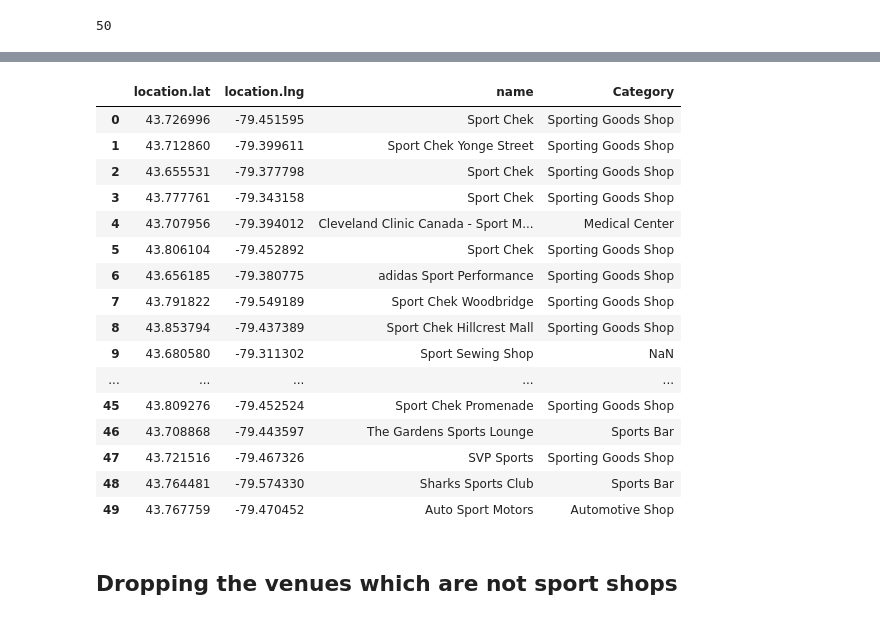
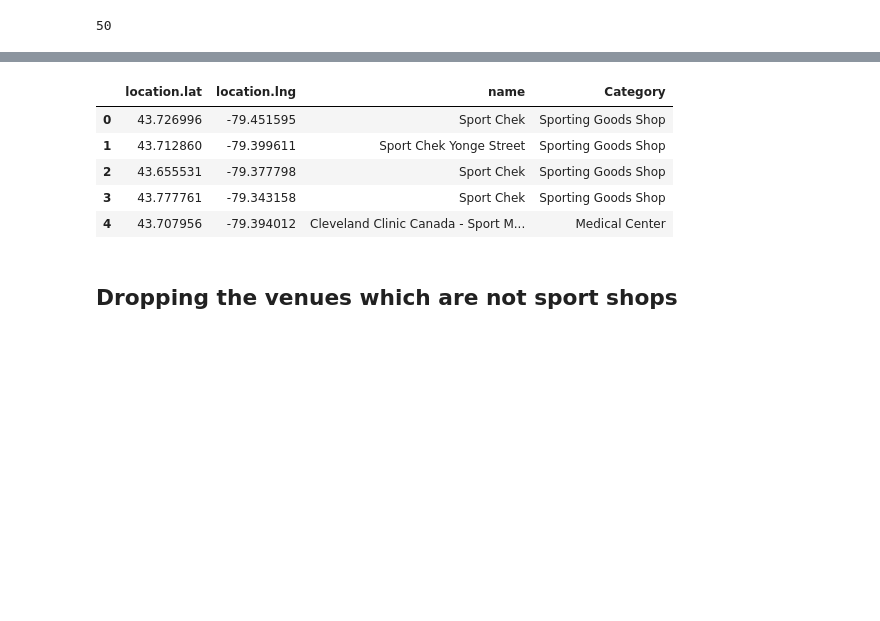
Before and after one commit to pravin2390/Coursera, a Jupyter notebook: Capstone Project.ipynb, the cells around one changed output, grey strips where cells are left out. Drawn from its saved outputs; the diff is of its cells as text; code cells hidden in the pictures; blank space fills up the shorter version.

```diff
--- a/Capstone Project.ipynb
+++ b/Capstone Project.ipynb
@@ -135,24 +107,13 @@ Index(['categories', 'hasPerk', 'id', 'location.address', 'location.cc',
 # %%
 existing_sports=exist_sports[['location.lat', 'location.lng', 'name', 'Category']]
-existing_sports
+existing_sports.head()
 # %% [output]
 |  | location.lat | location.lng | name | Category |
 | 0 | 43.726996 | -79.451595 | Sport Chek | Sporting Goods Shop |
 | 1 | 43.712860 | -79.399611 | Sport Chek Yonge Street | Sporting Goods Shop |
 | 2 | 43.655531 | -79.377798 | Sport Chek | Sporting Goods Shop |
 | 3 | 43.777761 | -79.343158 | Sport Chek | Sporting Goods Shop |
 | 4 | 43.707956 | -79.394012 | Cleveland Clinic Canada - Sport M... | Medical Center |
-| 5 | 43.806104 | -79.452892 | Sport Chek | Sporting Goods Shop |
-| 6 | 43.656185 | -79.380775 | adidas Sport Performance | Sporting Goods Shop |
-| 7 | 43.791822 | -79.549189 | Sport Chek Woodbridge | Sporting Goods Shop |
-| 8 | 43.853794 | -79.437389 | Sport Chek Hillcrest Mall | Sporting Goods Shop |
-| 9 | 43.680580 | -79.311302 | Sport Sewing Shop | NaN |
-| ... | ... | ... | ... | ... |
-| 45 | 43.809276 | -79.452524 | Sport Chek Promenade | Sporting Goods Shop |
-| 46 | 43.708868 | -79.443597 | The Gardens Sports Lounge | Sports Bar |
-| 47 | 43.721516 | -79.467326 | SVP Sports | Sporting Goods Shop |
-| 48 | 43.764481 | -79.574330 | Sharks Sports Club | Sports Bar |
-| 49 | 43.767759 | -79.470452 | Auto Sport Motors | Automotive Shop |
 # %% [markdown]
 ## Dropping the venues which are not sport shops
 # %%
```
Also changed, not shown: parts of 9 cells of this notebook.
